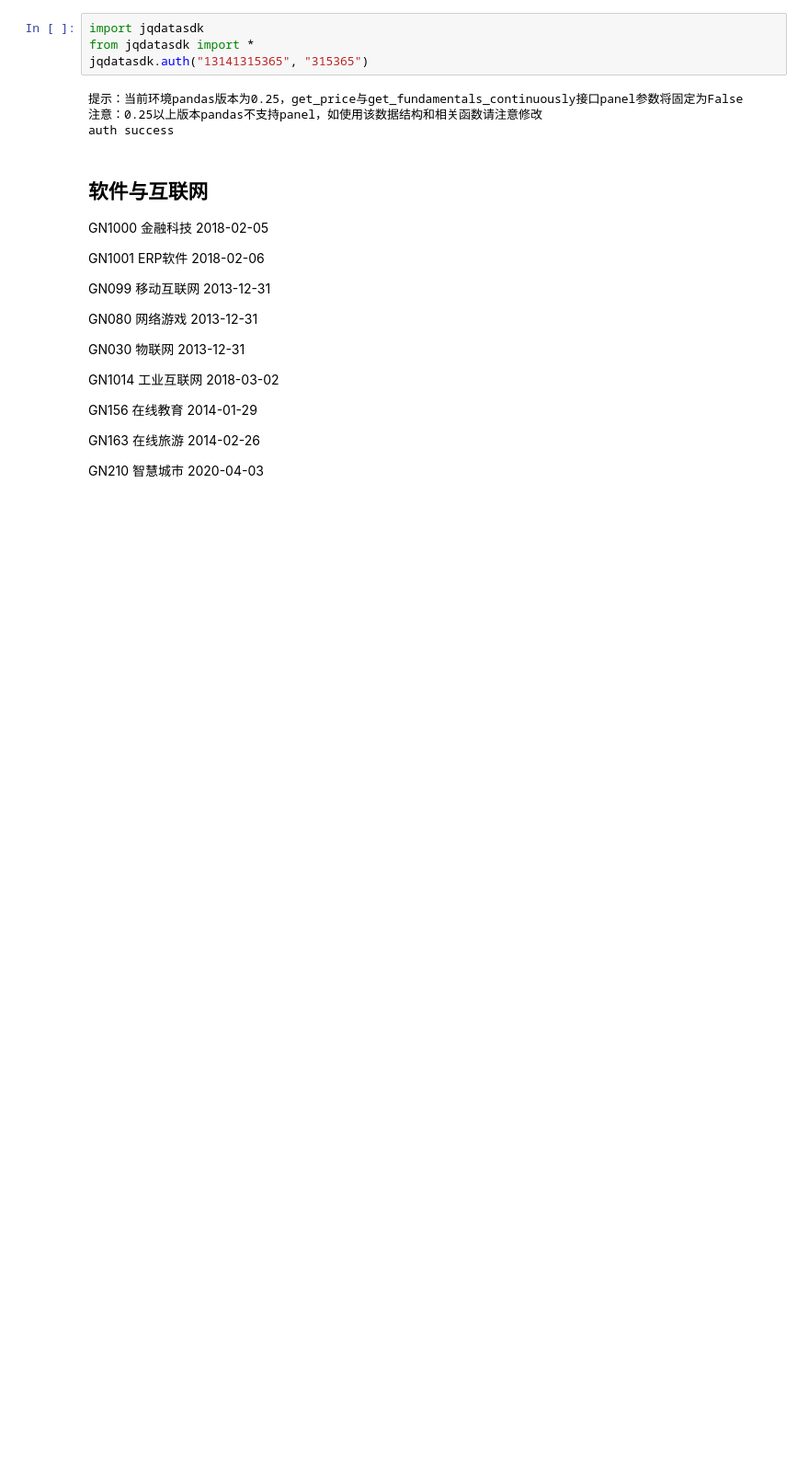
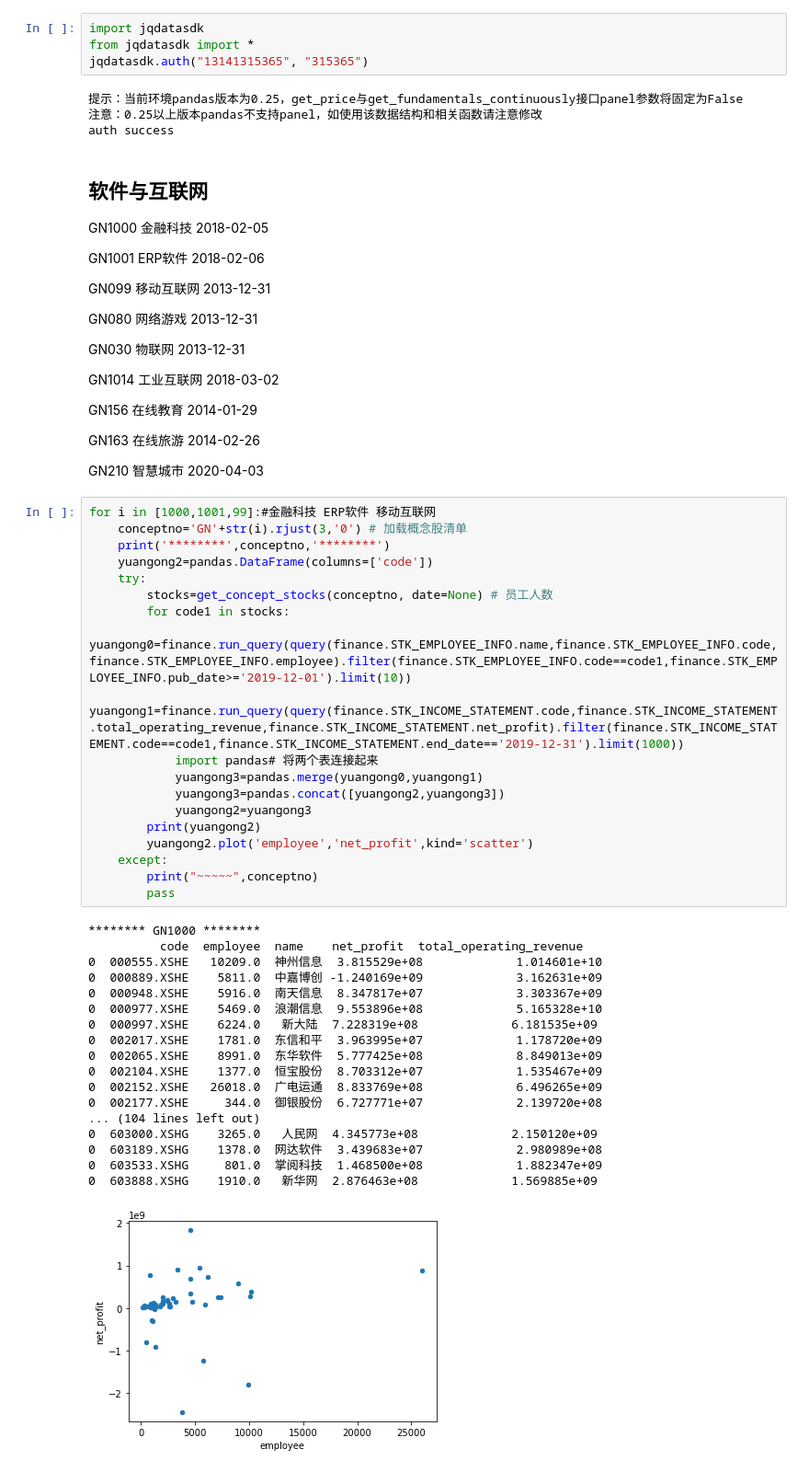
Before and after one commit to ShaoZC/Financial-report-acquisition-and-data-processing-with-Python, a Jupyter notebook: jq_概念股人均营收_软件互联网.ipynb, the cells around one changed output. Shown at 92% size. Cells and saved outputs as stored; diff of their text form; blank space fills up the shorter version.

```diff
--- a/jq_概念股人均营收_软件互联网.ipynb
+++ b/jq_概念股人均营收_软件互联网.ipynb
@@ -25,3 +25,41 @@ GN156	在线教育	2014-01-29
 GN163	在线旅游	2014-02-26
 
 GN210	智慧城市	2020-04-03
+# %%
+for i in [1000,1001,99]:#金融科技 ERP软件 移动互联网
+    conceptno='GN'+str(i).rjust(3,'0') # 加载概念股清单
+    print('********',conceptno,'********')
+    yuangong2=pandas.DataFrame(columns=['code'])
+    try:
+        stocks=get_concept_stocks(conceptno, date=None) # 员工人数
+        for code1 in stocks:
+            yuangong0=finance.run_query(query(finance.STK_EMPLOYEE_INFO.name,finance.STK_EMPLOYEE_INFO.code,finance.STK_EMPLOYEE_INFO.employee).filter(finance.STK_EMPLOYEE_INFO.code==code1,finance.STK_EMPLOYEE_INFO.pub_date>='2019-12-01').limit(10))
+            yuangong1=finance.run_query(query(finance.STK_INCOME_STATEMENT.code,finance.STK_INCOME_STATEMENT.total_operating_revenue,finance.STK_INCOME_STATEMENT.net_profit).filter(finance.STK_INCOME_STATEMENT.code==code1,finance.STK_INCOME_STATEMENT.end_date=='2019-12-31').limit(1000))
+            import pandas# 将两个表连接起来
+            yuangong3=pandas.merge(yuangong0,yuangong1)
+            yuangong3=pandas.concat([yuangong2,yuangong3])
+            yuangong2=yuangong3
+        print(yuangong2)
+        yuangong2.plot('employee','net_profit',kind='scatter')
+    except:
+        print("~~~~~",conceptno)
+        pass
+# %% [output]
+******** GN1000 ********
+          code  employee  name    net_profit  total_operating_revenue
+0  000555.XSHE   10209.0  神州信息  3.815529e+08             1.014601e+10
+0  000889.XSHE    5811.0  中嘉博创 -1.240169e+09             3.162631e+09
+0  000948.XSHE    5916.0  南天信息  8.347817e+07             3.303367e+09
+0  000977.XSHE    5469.0  浪潮信息  9.553896e+08             5.165328e+10
+0  000997.XSHE    6224.0   新大陆  7.228319e+08             6.181535e+09
+0  002017.XSHE    1781.0  东信和平  3.963995e+07             1.178720e+09
+0  002065.XSHE    8991.0  东华软件  5.777425e+08             8.849013e+09
+0  002104.XSHE    1377.0  恒宝股份  8.703312e+07             1.535467e+09
+0  002152.XSHE   26018.0  广电运通  8.833769e+08             6.496265e+09
+0  002177.XSHE     344.0  御银股份  6.727771e+07             2.139720e+08
+... (104 lines left out)
+0  603000.XSHG    3265.0   人民网  4.345773e+08             2.150120e+09
+0  603189.XSHG    1378.0  网达软件  3.439683e+07             2.980989e+08
+0  603533.XSHG     801.0  掌阅科技  1.468500e+08             1.882347e+09
+0  603888.XSHG    1910.0   新华网  2.876463e+08             1.569885e+09
+[figure, added]
```
Also changed, not shown: parts of 8 cells of this notebook.
